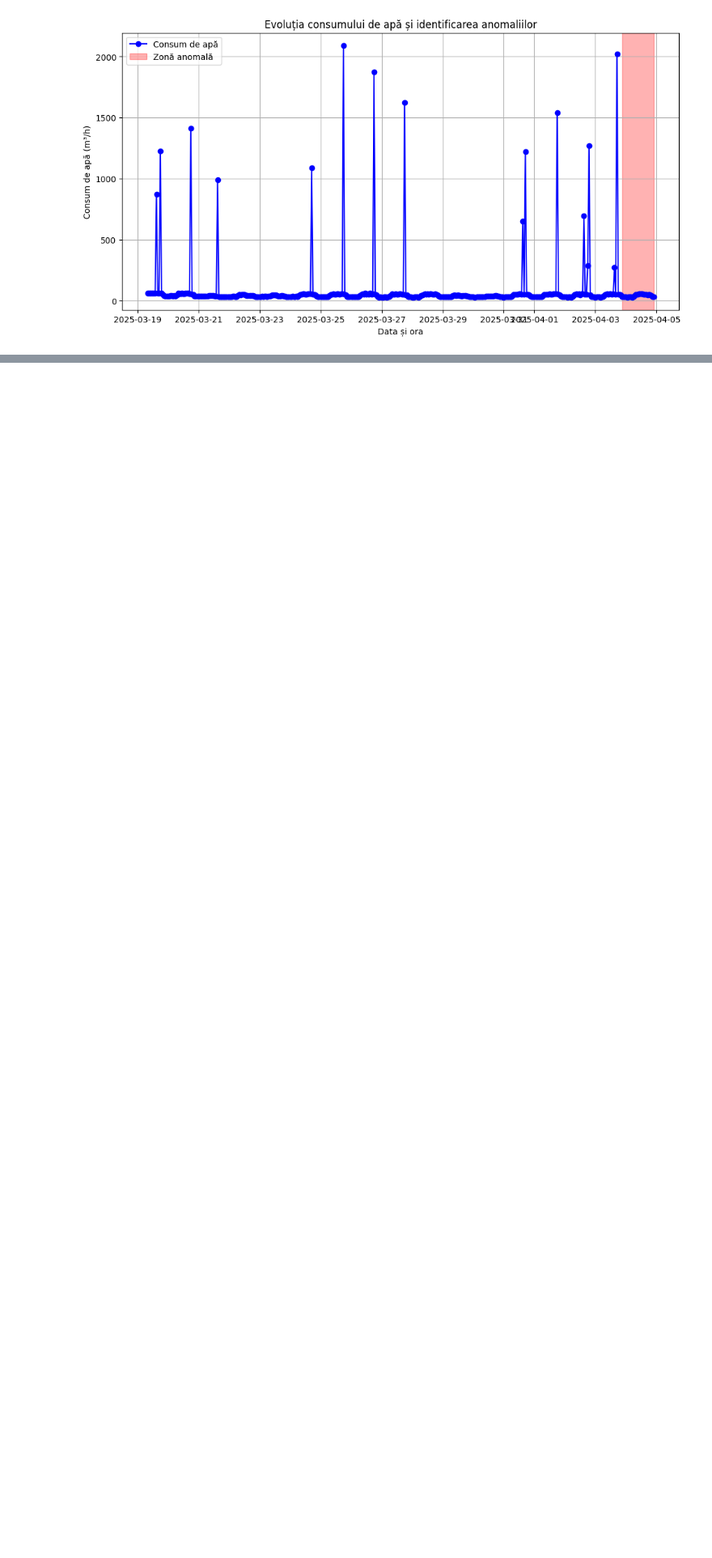
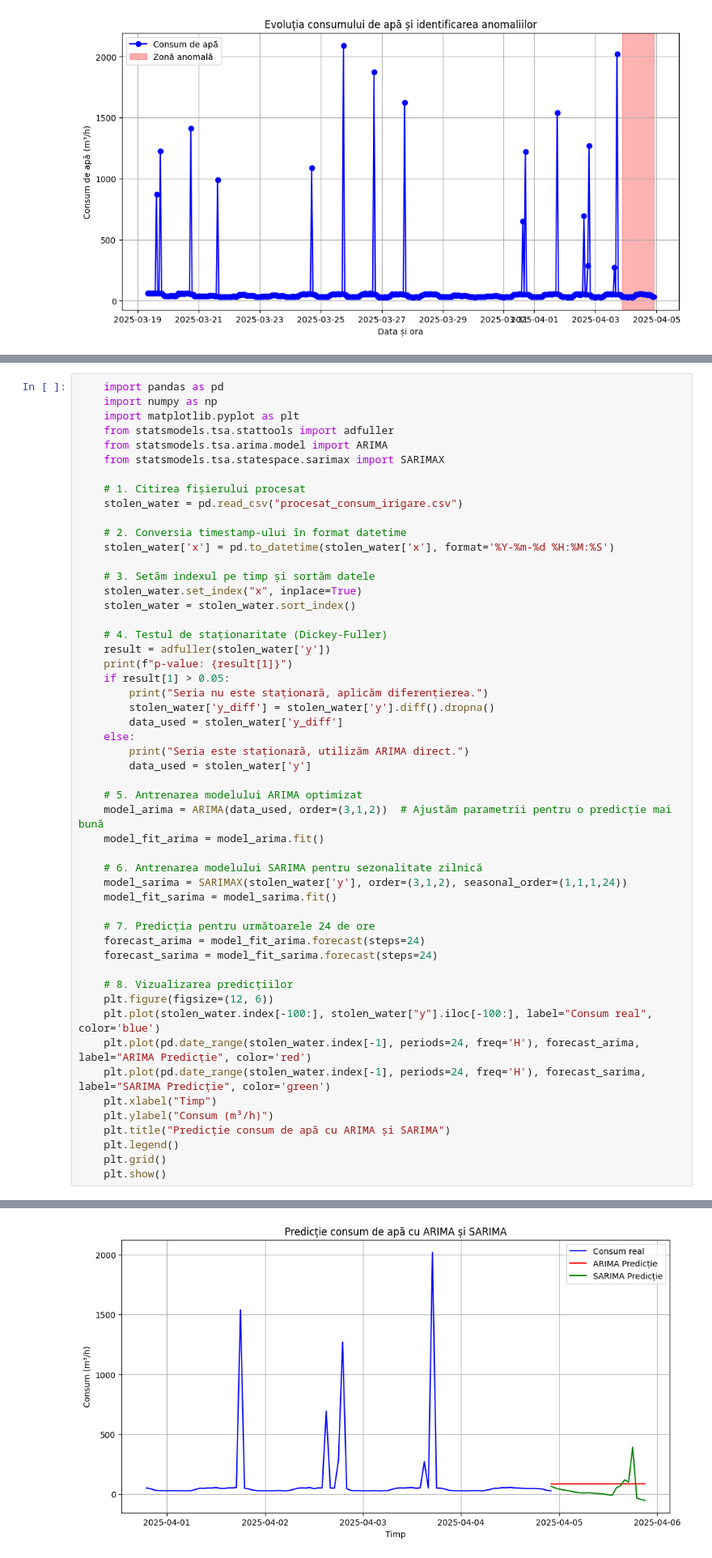
Before and after one commit to snnack123/WaterConsumption, a Jupyter notebook: water consumption/ProcessCSVs.ipynb, the cells around one changed output, grey strips where cells are left out. Shown: that part at 81% size. Saved outputs shown, nothing was run; the diff lists cells and outputs as text; blank space fills up the shorter version.

```diff
--- a/water consumption/ProcessCSVs.ipynb
+++ b/water consumption/ProcessCSVs.ipynb
@@ -175,0 +227,53 @@ Name: count, dtype: int64
+# %%
+    import pandas as pd
+    import numpy as np
+    import matplotlib.pyplot as plt
+    from statsmodels.tsa.stattools import adfuller
+    from statsmodels.tsa.arima.model import ARIMA
+    from statsmodels.tsa.statespace.sarimax import SARIMAX
+
+    # 1. Citirea fișierului procesat
+    stolen_water = pd.read_csv("procesat_consum_irigare.csv")
+
+    # 2. Conversia timestamp-ului în format datetime
+    stolen_water['x'] = pd.to_datetime(stolen_water['x'], format='%Y-%m-%d %H:%M:%S')
+
+    # 3. Setăm indexul pe timp și sortăm datele
+    stolen_water.set_index("x", inplace=True)
+    stolen_water = stolen_water.sort_index()
+
+    # 4. Testul de staționaritate (Dickey-Fuller)
+    result = adfuller(stolen_water['y'])
+    print(f"p-value: {result[1]}")
+    if result[1] > 0.05:
+        print("Seria nu este staționară, aplicăm diferențierea.")
+        stolen_water['y_diff'] = stolen_water['y'].diff().dropna()
+        data_used = stolen_water['y_diff']
+    else:
+        print("Seria este staționară, utilizăm ARIMA direct.")
+        data_used = stolen_water['y']
+
+    # 5. Antrenarea modelului ARIMA optimizat
+    model_arima = ARIMA(data_used, order=(3,1,2))  # Ajustăm parametrii pentru o predicție mai bună
+    model_fit_arima = model_arima.fit()
+
+    # 6. Antrenarea modelului SARIMA pentru sezonalitate zilnică
+    model_sarima = SARIMAX(stolen_water['y'], order=(3,1,2), seasonal_order=(1,1,1,24))
+    model_fit_sarima = model_sarima.fit()
+
+    # 7. Predicția pentru următoarele 24 de ore
+    forecast_arima = model_fit_arima.forecast(steps=24)
+    forecast_sarima = model_fit_sarima.forecast(steps=24)
+
+    # 8. Vizualizarea predicțiilor
+    plt.figure(figsize=(12, 6))
+    plt.plot(stolen_water.index[-100:], stolen_water["y"].iloc[-100:], label="Consum real", color='blue')
+    plt.plot(pd.date_range(stolen_water.index[-1], periods=24, freq='H'), forecast_arima, label="ARIMA Predicție", color='red')
+    plt.plot(pd.date_range(stolen_water.index[-1], periods=24, freq='H'), forecast_sarima, label="SARIMA Predicție", color='green')
+    plt.xlabel("Timp")
+    plt.ylabel("Consum (m³/h)")
+    plt.title("Predicție consum de apă cu ARIMA și SARIMA")
+    plt.legend()
+    plt.grid()
+    plt.show()
+# %% [output]
@@ -175,0 +282 @@ Name: count, dtype: int64
+[figure, added]
```
Also changed, not shown: parts of 4 cells of this notebook, 1 other file.
